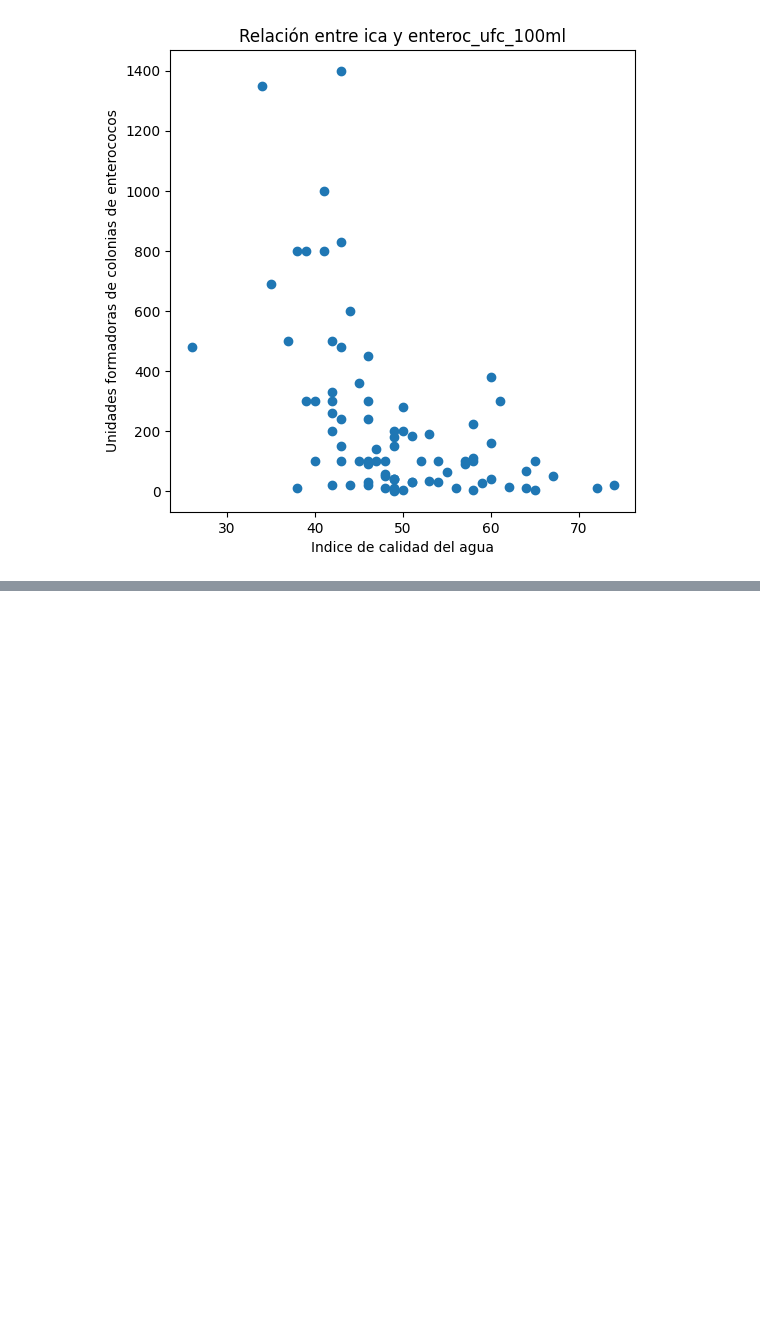
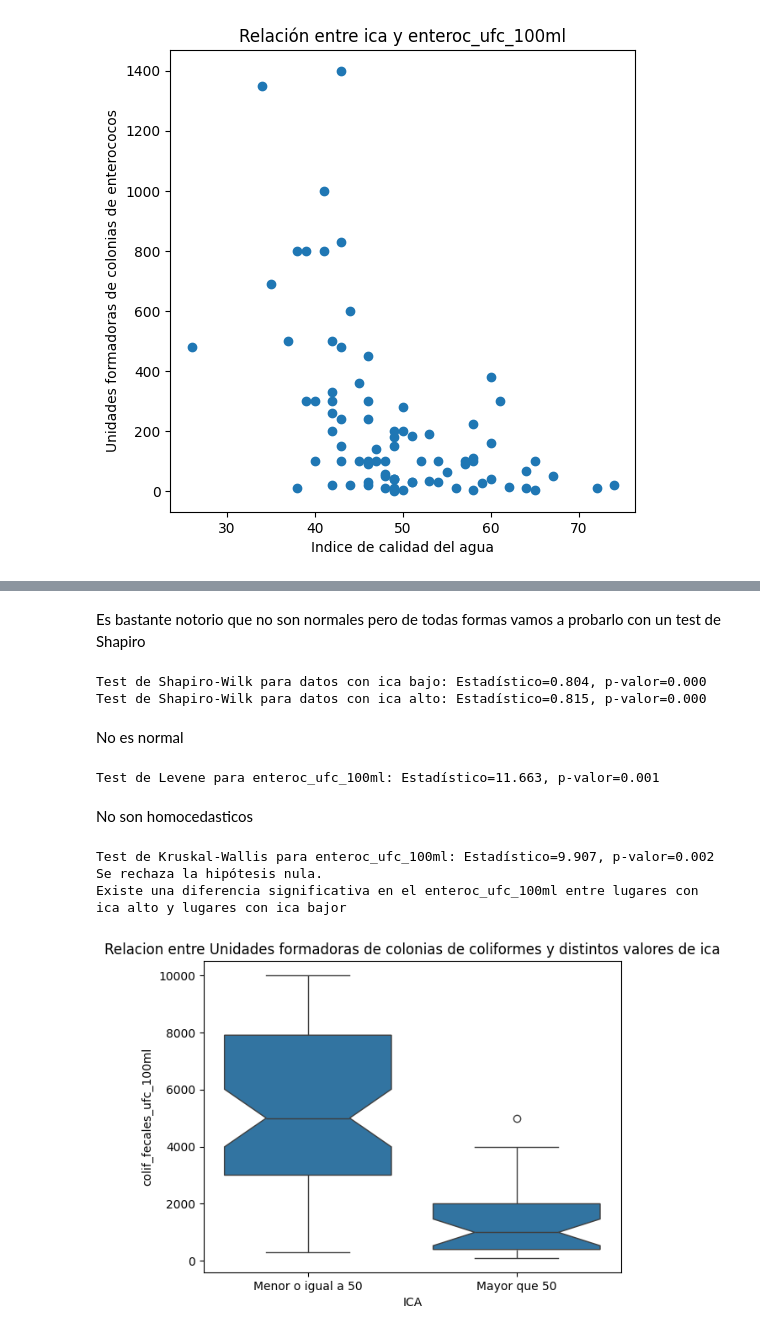
Before and after one commit to MartinoMasson/Fundamentos-de-datos, a Jupyter notebook: informacion.ipynb, the cells around one changed output, grey strips where cells are left out. Saved outputs shown, nothing was run; the diff lists cells and outputs as text; code cells hidden in the pictures; blank space fills up the shorter version.

```diff
--- a/informacion.ipynb
+++ b/informacion.ipynb
@@ -859,0 +876,60 @@ plt.show()
+# %% [markdown]
+Es bastante notorio que no son normales pero de todas formas vamos a probarlo con un test de Shapiro
+# %%
+
+# Separamos los datos en dos grupos, ica bajo(menor o igual a 50) e ica alto (mayor a 50)
+ica_bajo = preprocessed_dataset[preprocessed_dataset['ica'] <= 50]['enteroc_ufc_100ml']
+ica_alto = preprocessed_dataset[preprocessed_dataset['ica'] > 50]['enteroc_ufc_100ml']
+
+ica_bajo=ica_bajo.dropna()
+ica_alto=ica_alto.dropna()
+#Analizamos normalidad
+# Test de Shapiro-Wilk para datos con olor
+stat, p = shapiro(ica_bajo)
+print(f"Test de Shapiro-Wilk para datos con ica bajo: Estadístico={stat:.3f}, p-valor={p:.3f}")
+
+# Test de Shapiro-Wilk para países en vías de desarrollo
+stat, p = shapiro(ica_alto)
+print(f"Test de Shapiro-Wilk para datos con ica alto: Estadístico={stat:.3f}, p-valor={p:.3f}")
+# %% [output]
+Test de Shapiro-Wilk para datos con ica bajo: Estadístico=0.804, p-valor=0.000
+Test de Shapiro-Wilk para datos con ica alto: Estadístico=0.815, p-valor=0.000
+# %% [markdown]
+No es normal
+# %%
+# Test de Levene para comparar homocedasticidad
+stat, p = stats.levene(ica_alto, ica_bajo)
+print(f"Test de Levene para enteroc_ufc_100ml: Estadístico={stat:.3f}, p-valor={p:.3f}")
+# %% [output]
+Test de Levene para enteroc_ufc_100ml: Estadístico=11.663, p-valor=0.001
+# %% [markdown]
+No son homocedasticos
+# %%
+# Test de Kruskal-Wallis para comparar enteroc_ufc_100ml entre lugares con y sin olor
+stat, p = stats.kruskal(ica_alto, ica_bajo)
+print(f"Test de Kruskal-Wallis para enteroc_ufc_100ml: Estadístico={stat:.3f}, p-valor={p:.3f}")
+
+# Interpretación de los resultados
+alpha = 0.05  # Nivel de significancia
+if p > alpha:
+    print("No hay suficiente evidencia para rechazar la hipótesis nula.")
+    print("No hay una diferencia significativa en el enteroc_ufc_100ml entre lugares con ica alto y lugares con ica bajo.")
+else:
+    print("Se rechaza la hipótesis nula.")
+    print("Existe una diferencia significativa en el enteroc_ufc_100ml entre lugares con ica alto y lugares con ica bajor")
+# %% [output]
+Test de Kruskal-Wallis para enteroc_ufc_100ml: Estadístico=9.907, p-valor=0.002
+Se rechaza la hipótesis nula.
+Existe una diferencia significativa en el enteroc_ufc_100ml entre lugares con ica alto y lugares con ica bajor
+# %%
+# Box-plot para ver la diferencia en las unidades formadoras de enterococos entre los sitios donde tienen un ica mayor a 50 o menor igual
+
+umbral = 50
+preprocessed_dataset['grupo'] = preprocessed_dataset['ica'].apply(lambda x: 'Mayor que {}'.format(umbral) if x > umbral else 'Menor o igual a {}'.format(umbral))
+
+sns.boxplot(x='grupo', y='colif_fecales_ufc_100ml', data=preprocessed_dataset, notch=True)
+plt.title("Relacion entre Unidades formadoras de colonias de coliformes y distintos valores de ica")
+plt.xlabel("ICA")
+plt.show()
+# %% [output]
+[figure, added]
```
Also changed, not shown: parts of 11 cells of this notebook.
